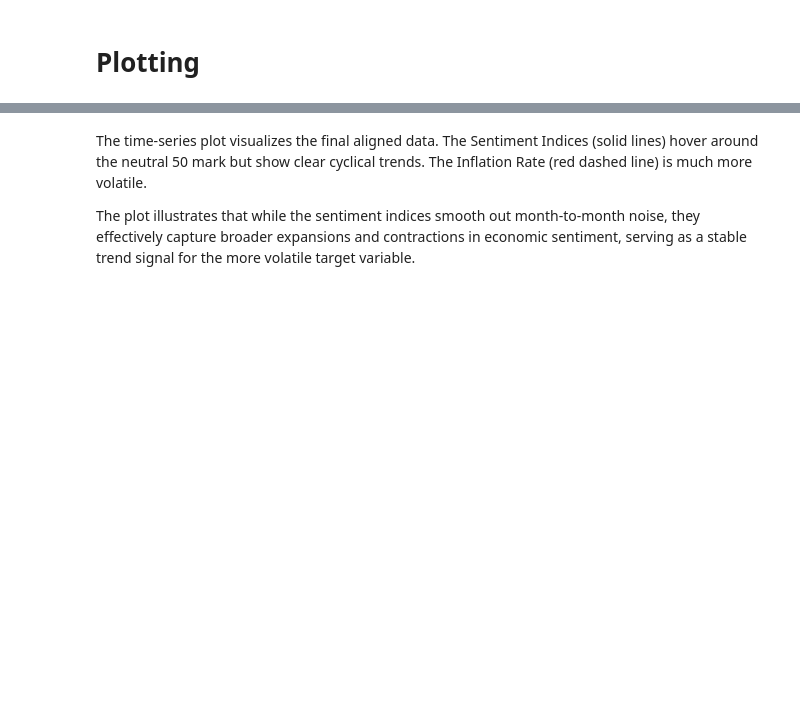
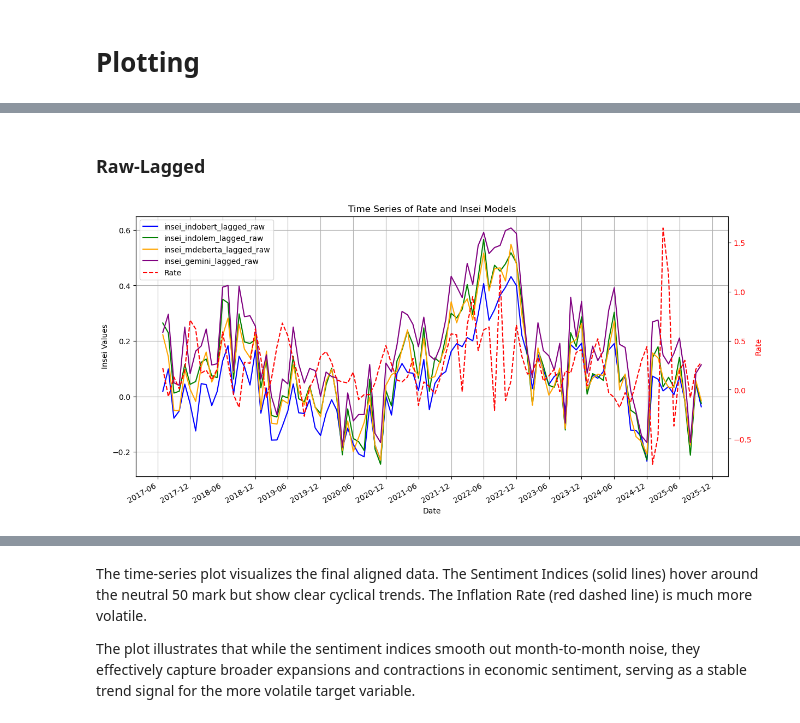
Before and after one commit to arieltarliman/AN-INDONESIAN-NEWS-SENTIMENT-INDEX-FOR-PREDICT-CPI-RM-, a Jupyter notebook: 5_Code_INSEI_Forecasting/8_INSEI Creation Final.ipynb, the cells around one changed output, grey strips where cells are left out. Cells and saved outputs as stored; diff of their text form; code cells hidden in the pictures; blank space fills up the shorter version.

```diff
--- a/5_Code_INSEI_Forecasting/8_INSEI Creation Final.ipynb
+++ b/5_Code_INSEI_Forecasting/8_INSEI Creation Final.ipynb
@@ -400,0 +439,37 @@ Code Logic:
+# %% [markdown]
+### Raw-Lagged
+# %%
+# Convert year_month_dt to datetime
+final_df['year_month_dt'] = pd.to_datetime(final_df['year_month_dt'])
+
+# Create the plot
+fig, ax1 = plt.subplots(figsize=(14, 7))
+
+# Plot the insei columns on the primary y-axis
+ax1.plot(final_df['year_month_dt'], final_df['insei_indobert_lagged_raw'], label='insei_indobert_lagged_raw', color='blue')
+ax1.plot(final_df['year_month_dt'], final_df['insei_indolem_lagged_raw'], label='insei_indolem_lagged_raw', color='green')
+ax1.plot(final_df['year_month_dt'], final_df['insei_mdeberta_lagged_raw'], label='insei_mdeberta_lagged_raw', color='orange')
+ax1.plot(final_df['year_month_dt'], final_df['insei_gemini_lagged_raw'], label='insei_gemini_lagged_raw', color='purple')
+
+ax1.set_xlabel('Date')
+ax1.set_ylabel('Insei Values', color='black')
+ax1.tick_params(axis='y', labelcolor='black')
+
+# Create a second y-axis for the Rate column
+ax2 = ax1.twinx()
+ax2.plot(final_df['year_month_dt'], final_df['Rate'], label='Rate', color='red', linestyle='--')
+ax2.set_ylabel('Rate', color='red')
+ax2.tick_params(axis='y', labelcolor='red')
+
+plt.title('Time Series of Rate and Insei Models')
+ax1.grid(True)
+
+# Combine legends
+lines_1, labels_1 = ax1.get_legend_handles_labels()
+lines_2, labels_2 = ax2.get_legend_handles_labels()
+ax1.legend(lines_1 + lines_2, labels_1 + labels_2, loc='upper left')
+plt.gca().xaxis.set_major_formatter(mdates.DateFormatter('%Y-%m'))
+plt.gca().xaxis.set_major_locator(mdates.MonthLocator(interval=6))
+plt.gcf().autofmt_xdate()
+# %% [output]
+[figure, added]
```
Also changed, not shown: parts of 42 cells of this notebook, 13 other files.
